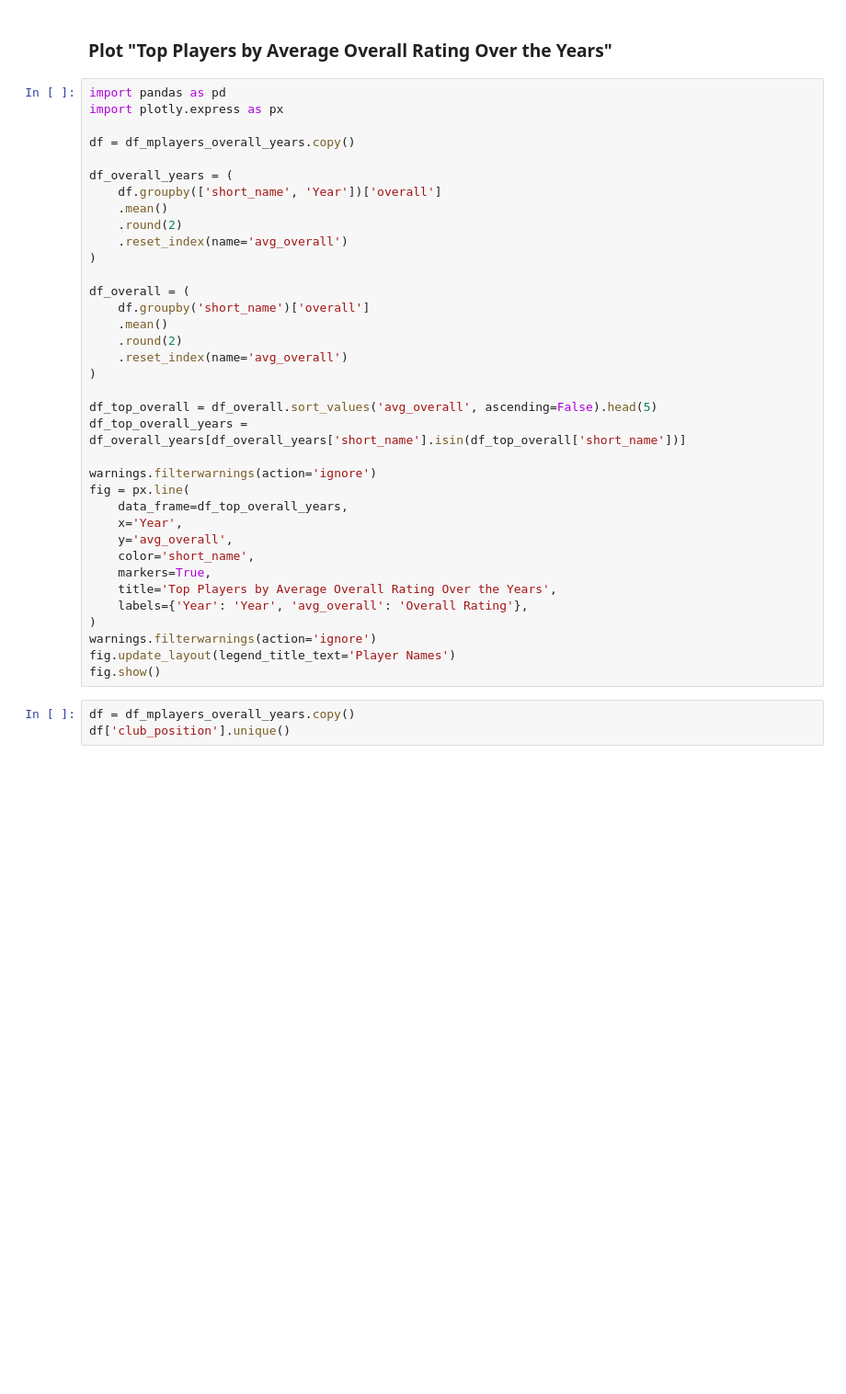
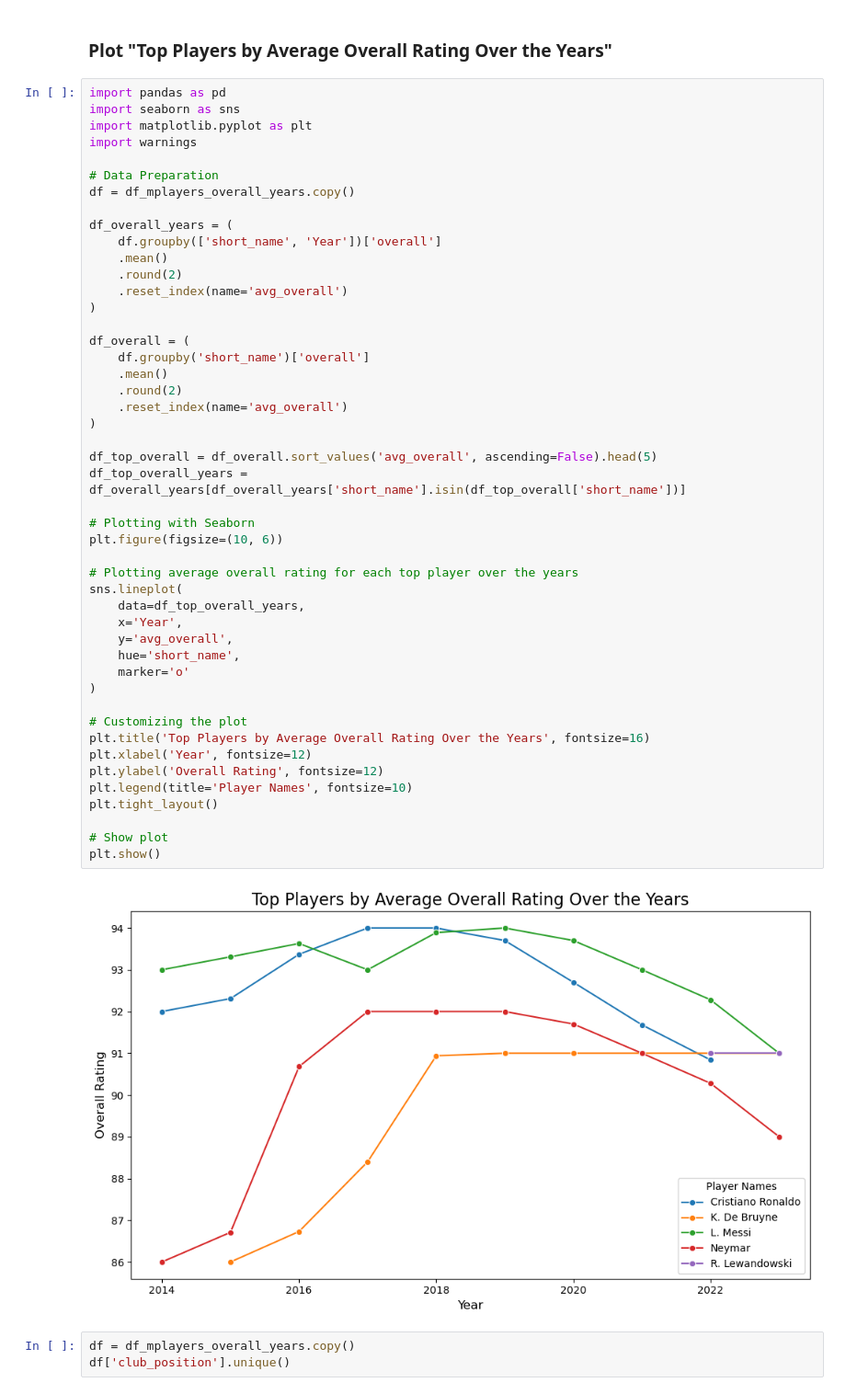
Before and after one commit to abdrahym/Kaggle-FIFA2023CompletePlayer, a Jupyter notebook: FIFA23CompletePlayerDataset.ipynb, the cells around one changed output. Shown: that part at 92% size. Drawn from its saved outputs; the diff is of its cells as text; blank space fills up the shorter version.

```diff
--- a/FIFA23CompletePlayerDataset.ipynb
+++ b/FIFA23CompletePlayerDataset.ipynb
@@ -265,40 +273,53 @@ fig.show()
 ### Plot "Top Players by Average Overall Rating Over the Years"
 # %%
 import pandas as pd
-import plotly.express as px
+import seaborn as sns
+import matplotlib.pyplot as plt
+import warnings
 
+# Data Preparation
 df = df_mplayers_overall_years.copy()
 
 df_overall_years = (
     df.groupby(['short_name', 'Year'])['overall']
     .mean()
     .round(2)
     .reset_index(name='avg_overall')
 )
 
 df_overall = (
     df.groupby('short_name')['overall']
     .mean()
     .round(2)
     .reset_index(name='avg_overall')
 )
 
 df_top_overall = df_overall.sort_values('avg_overall', ascending=False).head(5)
 df_top_overall_years = df_overall_years[df_overall_years['short_name'].isin(df_top_overall['short_name'])]
 
-warnings.filterwarnings(action='ignore')
-fig = px.line(
-    data_frame=df_top_overall_years,
+# Plotting with Seaborn
+plt.figure(figsize=(10, 6))
+
+# Plotting average overall rating for each top player over the years
+sns.lineplot(
+    data=df_top_overall_years,
     x='Year',
     y='avg_overall',
-    color='short_name',
-    markers=True,
-    title='Top Players by Average Overall Rating Over the Years',
-    labels={'Year': 'Year', 'avg_overall': 'Overall Rating'},
+    hue='short_name',
+    marker='o'
 )
-warnings.filterwarnings(action='ignore')
-fig.update_layout(legend_title_text='Player Names')
-fig.show()
+
+# Customizing the plot
+plt.title('Top Players by Average Overall Rating Over the Years', fontsize=16)
+plt.xlabel('Year', fontsize=12)
+plt.ylabel('Overall Rating', fontsize=12)
+plt.legend(title='Player Names', fontsize=10)
+plt.tight_layout()
+
+# Show plot
+plt.show()
+# %% [output]
+[figure, added]
 # %%
 df = df_mplayers_overall_years.copy()
 df['club_position'].unique()
```
Also changed, not shown: parts of 17 cells of this notebook, 4 other files.
